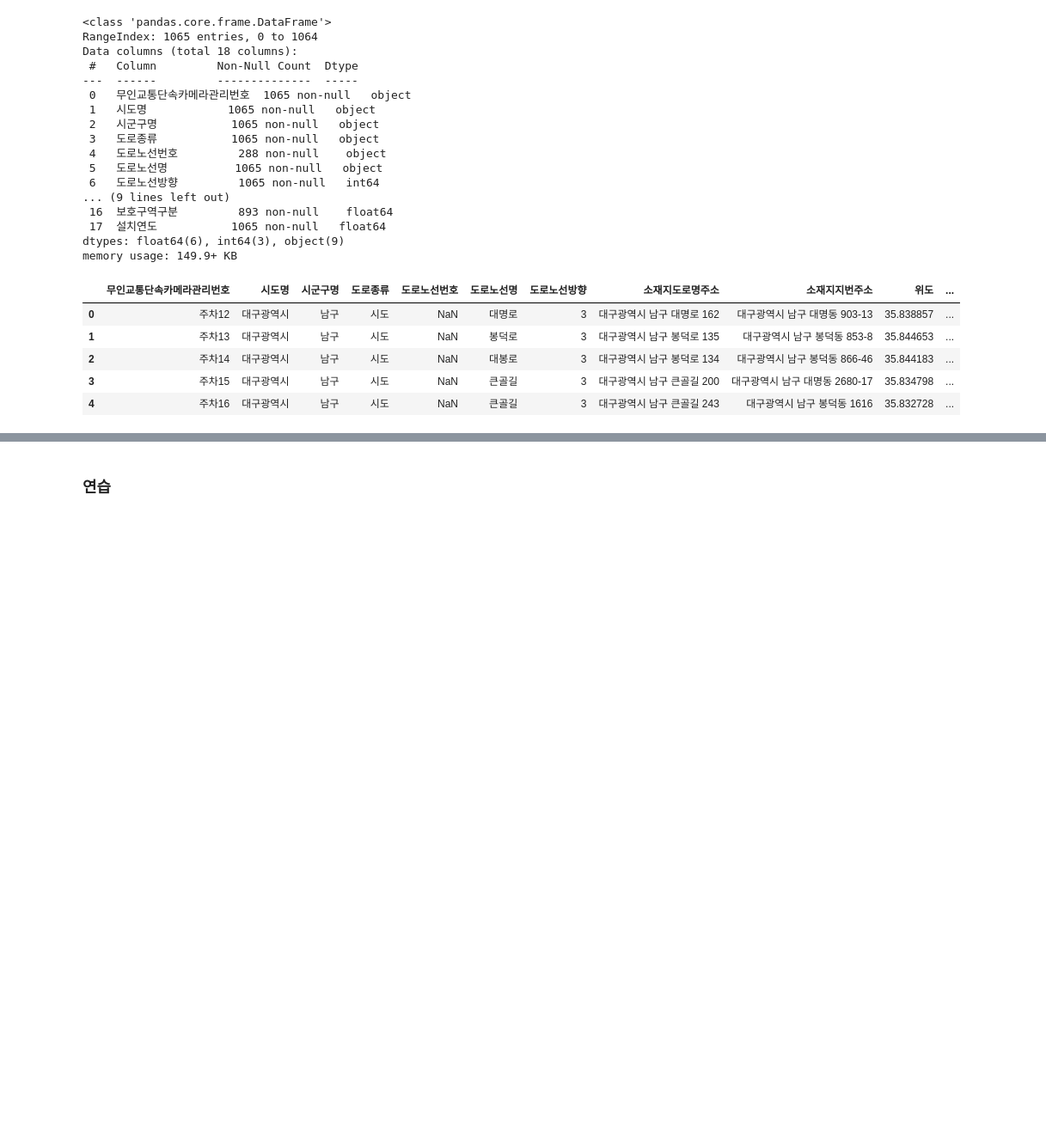
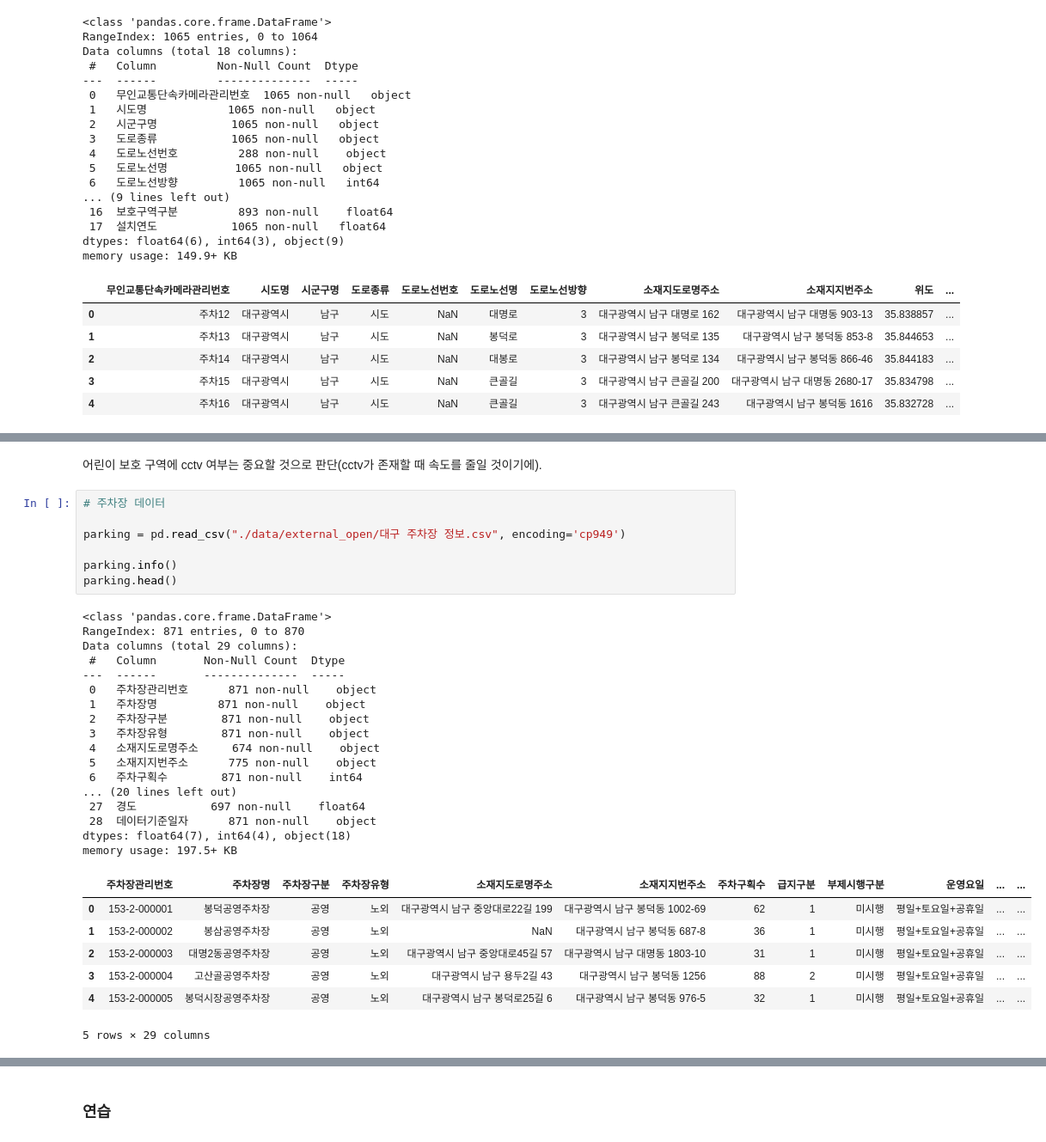
Before and after one commit to nyeokinyeoki/dacon_accident, a Jupyter notebook: accident.ipynb, the cells around one changed output, grey strips where cells are left out. Shown at 86% size. Saved outputs shown, nothing was run; the diff lists cells and outputs as text; blank space fills up the shorter version.

```diff
--- a/accident.ipynb
+++ b/accident.ipynb
@@ -307,0 +447,34 @@ memory usage: 149.9+ KB
+# %% [markdown]
+어린이 보호 구역에 cctv 여부는 중요할 것으로 판단(cctv가 존재할 때 속도를 줄일 것이기에).
+# %%
+# 주차장 데이터
+
+parking = pd.read_csv("./data/external_open/대구 주차장 정보.csv", encoding='cp949')
+
+parking.info()
+parking.head()
+# %% [output]
+<class 'pandas.core.frame.DataFrame'>
+RangeIndex: 871 entries, 0 to 870
+Data columns (total 29 columns):
+ #   Column       Non-Null Count  Dtype
+---  ------       --------------  -----
+ 0   주차장관리번호      871 non-null    object
+ 1   주차장명         871 non-null    object
+ 2   주차장구분        871 non-null    object
+ 3   주차장유형        871 non-null    object
+ 4   소재지도로명주소     674 non-null    object
+ 5   소재지지번주소      775 non-null    object
+ 6   주차구획수        871 non-null    int64
+... (20 lines left out)
+ 27  경도           697 non-null    float64
+ 28  데이터기준일자      871 non-null    object
+dtypes: float64(7), int64(4), object(18)
+memory usage: 197.5+ KB
+|  | 주차장관리번호 | 주차장명 | 주차장구분 | 주차장유형 | 소재지도로명주소 | 소재지지번주소 | 주차구획수 | 급지구분 | 부제시행구분 | 운영요일 | ... | ... |
+| 0 | 153-2-000001 | 봉덕공영주차장 | 공영 | 노외 | 대구광역시 남구 중앙대로22길 199 | 대구광역시 남구 봉덕동 1002-69 | 62 | 1 | 미시행 | 평일+토요일+공휴일 | ... | ... |
+| 1 | 153-2-000002 | 봉삼공영주차장 | 공영 | 노외 | NaN | 대구광역시 남구 봉덕동 687-8 | 36 | 1 | 미시행 | 평일+토요일+공휴일 | ... | ... |
+| 2 | 153-2-000003 | 대명2동공영주차장 | 공영 | 노외 | 대구광역시 남구 중앙대로45길 57 | 대구광역시 남구 대명동 1803-10 | 31 | 1 | 미시행 | 평일+토요일+공휴일 | ... | ... |
+| 3 | 153-2-000004 | 고산골공영주차장 | 공영 | 노외 | 대구광역시 남구 용두2길 43 | 대구광역시 남구 봉덕동 1256 | 88 | 2 | 미시행 | 평일+토요일+공휴일 | ... | ... |
+| 4 | 153-2-000005 | 봉덕시장공영주차장 | 공영 | 노외 | 대구광역시 남구 봉덕로25길 6 | 대구광역시 남구 봉덕동 976-5 | 32 | 1 | 미시행 | 평일+토요일+공휴일 | ... | ... |
+5 rows × 29 columns
```
Also changed, not shown: parts of 13 cells of this notebook.
